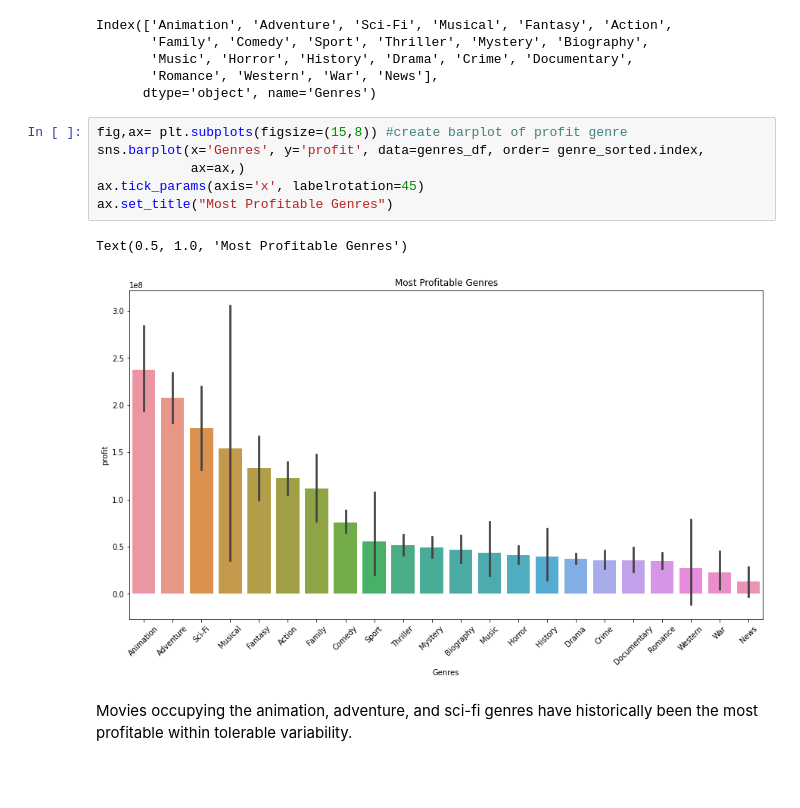
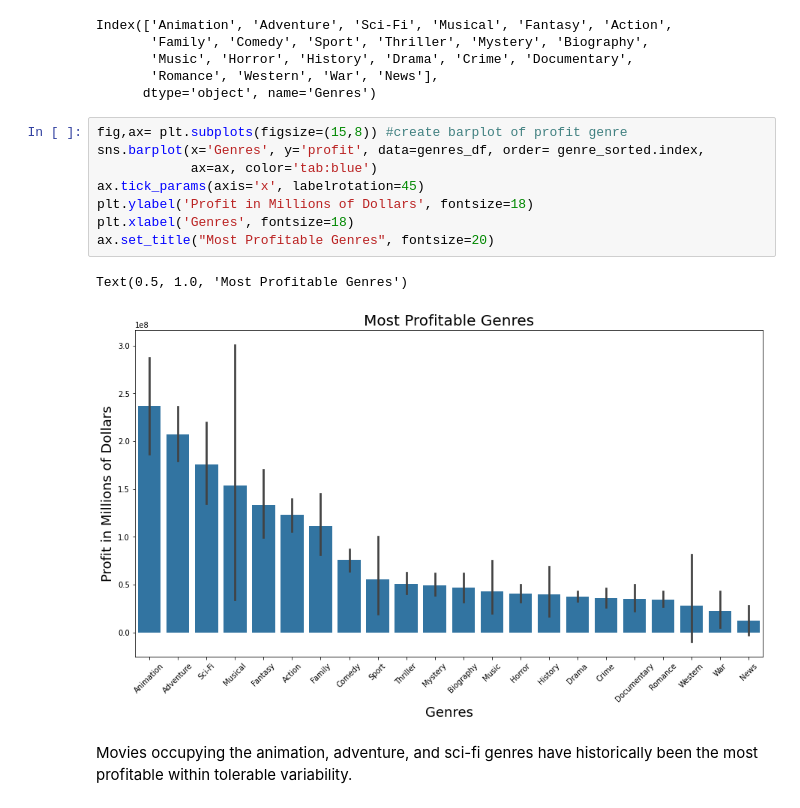
Before and after one commit to yehcolum/dsc-phase-1-project, a Jupyter notebook: dsc-phase1-project-template.ipynb, the cells around one changed output. Cells and saved outputs as stored; diff of their text form; blank space fills up the shorter version.

Commit message:
Clean up plots

```diff
--- a/dsc-phase1-project-template.ipynb
+++ b/dsc-phase1-project-template.ipynb
@@ -448,12 +471,14 @@ Index(['Animation', 'Adventure', 'Sci-Fi', 'Musical', 'Fantasy', 'Action',
 # %%
 fig,ax= plt.subplots(figsize=(15,8)) #create barplot of profit genre
 sns.barplot(x='Genres', y='profit', data=genres_df, order= genre_sorted.index,
-            ax=ax,)
+            ax=ax, color='tab:blue')
 ax.tick_params(axis='x', labelrotation=45)
-ax.set_title("Most Profitable Genres")
+plt.ylabel('Profit in Millions of Dollars', fontsize=18)
+plt.xlabel('Genres', fontsize=18)
+ax.set_title("Most Profitable Genres", fontsize=20)
 # %% [output]
 Text(0.5, 1.0, 'Most Profitable Genres')
-[figure, old version]
+[figure, new version]
 # %% [markdown]
 Movies occupying the animation, adventure, and sci-fi genres have historically been the most profitable within tolerable variability.
 # %% [markdown]
```
Also changed, not shown: parts of 6 cells of this notebook.
